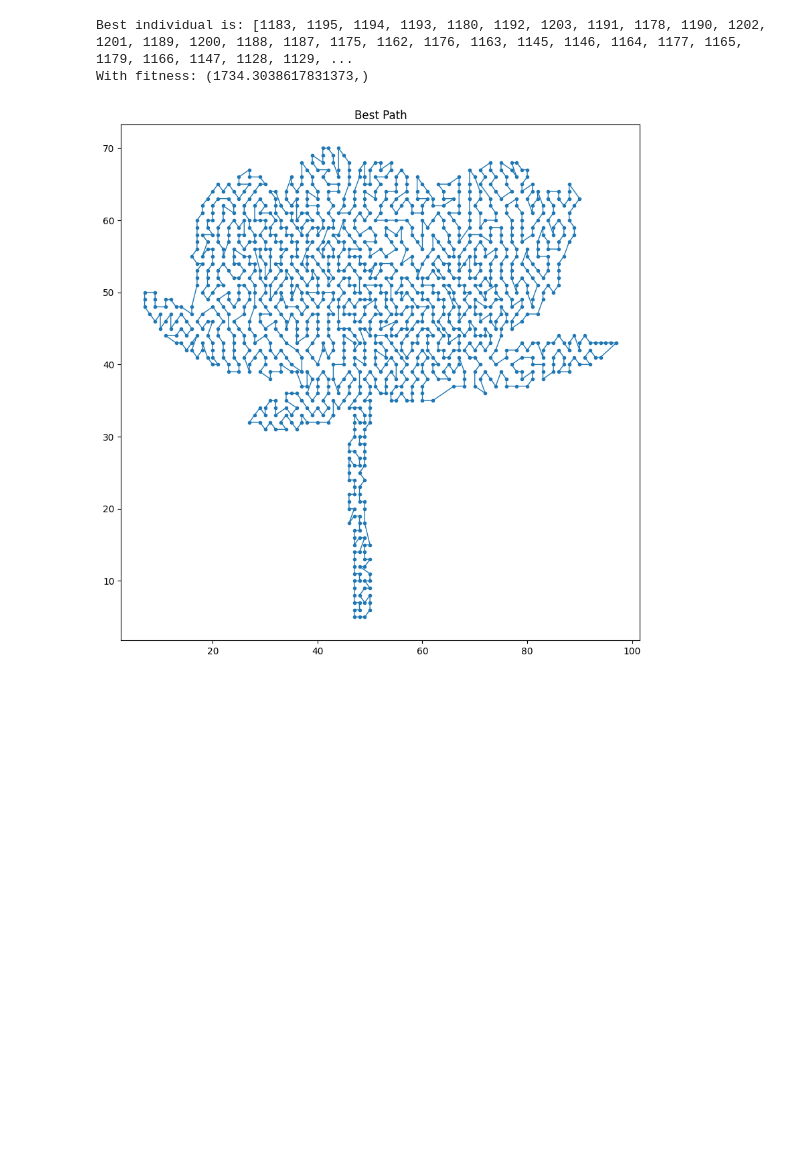
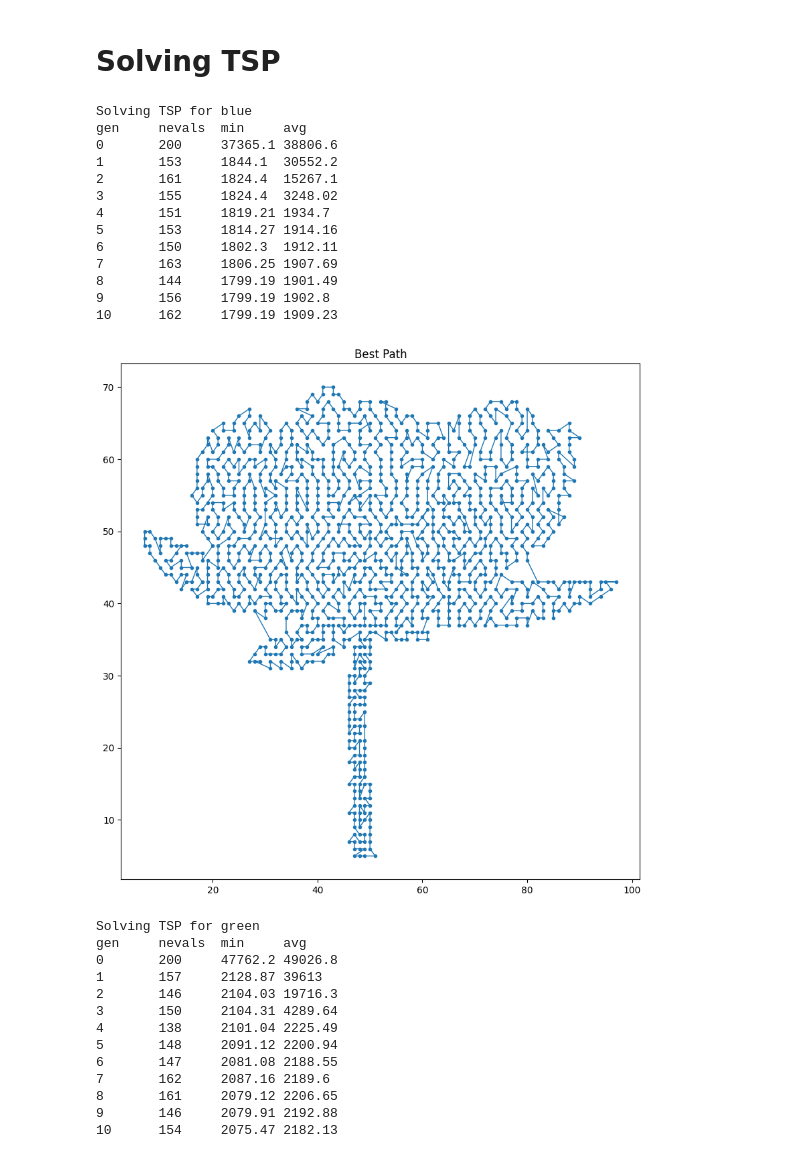
Before and after one commit to AnafKarf/NIC_Project_TSPart, a Jupyter notebook: dithering_and_colors_experiment.ipynb, the cells around one changed output. Saved outputs shown, nothing was run; the diff lists cells and outputs as text; code cells hidden in the pictures; blank space fills up the shorter version.

Commit message:
Update color algorithm and dithering

```diff
--- a/dithering_and_colors_experiment.ipynb
+++ b/dithering_and_colors_experiment.ipynb
@@ -236,5 +116,0 @@ df_images.head()
-# %%
-annealer = SimulatedAnnealing(vertices)
-best_path = annealer.solveTSP(verbose=True)
-# Draw the result
-annealer.plot_path(best_path)
@@ -596,0 +227,10 @@ class TSP_GA:
+# %%
+image = Image.open('small_lotus.png').convert('L')
+
+image.show()
+# %%
+pixels = get_pixels(image, downsample_factor=3)
+ditherer = DitheringMaker()
+dithered_image = ditherer.make_dithering(pixels)
+
+cv2_imshow(dithered_image)
@@ -596,0 +239,6 @@ class TSP_GA:
+# %%
+image = Image.open('small_lotus.png')
+b, g, r = cv2.split(np.asarray(image))
+
+print('Original image without color and R, G, and B channels respectively')
+cv2_imshow(np.asarray(image.convert('L'))), cv2_imshow(r), cv2_imshow(g), cv2_imshow(b)
@@ -596,0 +252,2 @@ class TSP_GA:
+# %% [markdown]
+# Solving TSP
@@ -597,8 +401,31 @@ class TSP_GA:
 # %%
-if __name__ == "__main__":
-    solver = TSP_GA("small_lotus.png")
-    solver.solve()
+solver = TSP_GA("small_lotus.png")
+solver.solve_color()
 # %% [output]
-Best individual is: [1183, 1195, 1194, 1193, 1180, 1192, 1203, 1191, 1178, 1190, 1202, 1201, 1189, 1200, 1188, 1187, 1175, 1162, 1176, 1163, 1145, 1146, 1164, 1177, 1165, 1179, 1166, 1147, 1128, 1129, ...
-With fitness: (1734.3038617831373,)
+Solving TSP for blue
+gen     nevals  min     avg
+0       200     37365.1 38806.6
+1       153     1844.1  30552.2
+2       161     1824.4  15267.1
+3       155     1824.4  3248.02
+4       151     1819.21 1934.7
+5       153     1814.27 1914.16
+6       150     1802.3  1912.11
+7       163     1806.25 1907.69
+8       144     1799.19 1901.49
+9       156     1799.19 1902.8
+10      162     1799.19 1909.23
-[figure, old version]
+[figure, new version]
+Solving TSP for green
+gen     nevals  min     avg
+0       200     47762.2 49026.8
+1       157     2128.87 39613
+2       146     2104.03 19716.3
+3       150     2104.31 4289.64
+4       138     2101.04 2225.49
+5       148     2091.12 2200.94
+6       147     2081.08 2188.55
+7       162     2087.16 2189.6
+8       161     2079.12 2206.65
+9       146     2079.91 2192.88
+10      154     2075.47 2182.13
```
Also changed, not shown: parts of 27 cells of this notebook.
